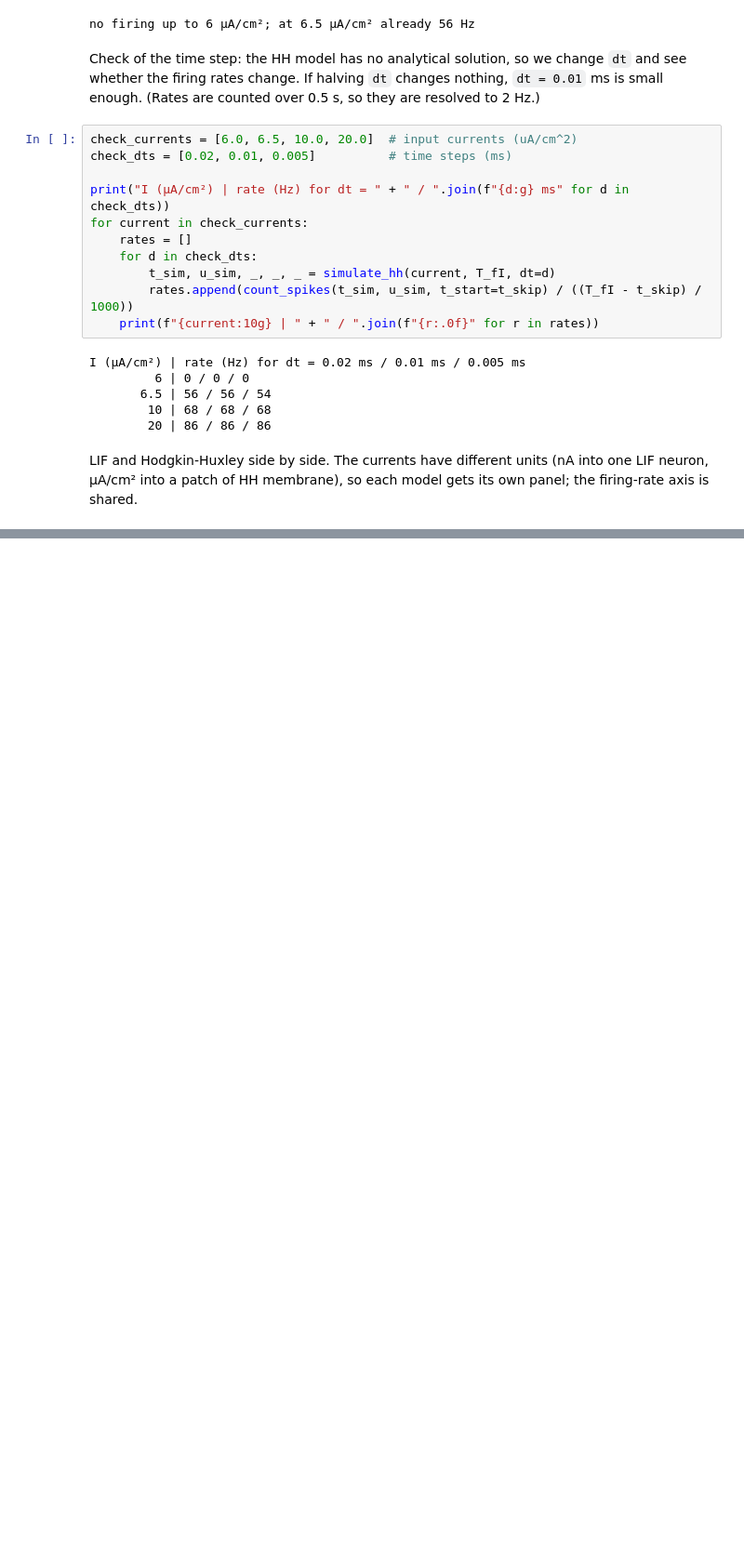
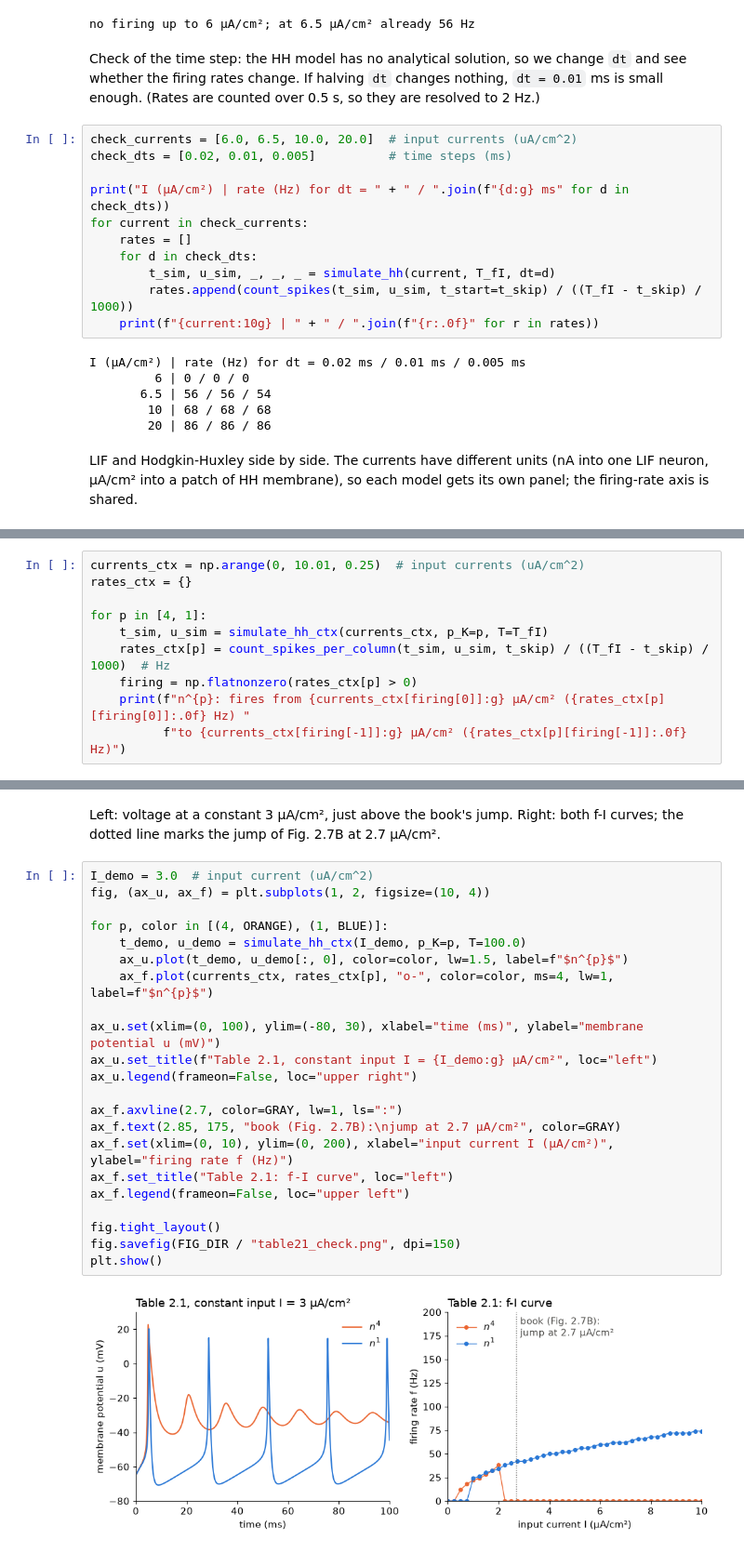
Before and after one commit to J-Duennebier/neuro-projects, a Jupyter notebook: 01-neuron-models/neuron_models.ipynb, the cells around one changed output, grey strips where cells are left out. Shown at 93% size. Cells and saved outputs as stored; diff of their text form; blank space fills up the shorter version.

```diff
--- a/01-neuron-models/neuron_models.ipynb
+++ b/01-neuron-models/neuron_models.ipynb
@@ -305,0 +393,10 @@ plt.show()
+# %%
+currents_ctx = np.arange(0, 10.01, 0.25)  # input currents (uA/cm^2)
+rates_ctx = {}
+
+for p in [4, 1]:
+    t_sim, u_sim = simulate_hh_ctx(currents_ctx, p_K=p, T=T_fI)
+    rates_ctx[p] = count_spikes_per_column(t_sim, u_sim, t_skip) / ((T_fI - t_skip) / 1000)  # Hz
+    firing = np.flatnonzero(rates_ctx[p] > 0)
+    print(f"n^{p}: fires from {currents_ctx[firing[0]]:g} µA/cm² ({rates_ctx[p][firing[0]]:.0f} Hz) "
+          f"to {currents_ctx[firing[-1]]:g} µA/cm² ({rates_ctx[p][firing[-1]]:.0f} Hz)")
@@ -305,0 +419,26 @@ plt.show()
+# %% [markdown]
+Left: voltage at a constant 3 µA/cm², just above the book's jump. Right: both f-I curves; the dotted line marks the jump of Fig. 2.7B at 2.7 µA/cm².
+# %%
+I_demo = 3.0  # input current (uA/cm^2)
+fig, (ax_u, ax_f) = plt.subplots(1, 2, figsize=(10, 4))
+
+for p, color in [(4, ORANGE), (1, BLUE)]:
+    t_demo, u_demo = simulate_hh_ctx(I_demo, p_K=p, T=100.0)
+    ax_u.plot(t_demo, u_demo[:, 0], color=color, lw=1.5, label=f"$n^{p}$")
+    ax_f.plot(currents_ctx, rates_ctx[p], "o-", color=color, ms=4, lw=1, label=f"$n^{p}$")
+
+ax_u.set(xlim=(0, 100), ylim=(-80, 30), xlabel="time (ms)", ylabel="membrane potential u (mV)")
+ax_u.set_title(f"Table 2.1, constant input I = {I_demo:g} µA/cm²", loc="left")
+ax_u.legend(frameon=False, loc="upper right")
+
+ax_f.axvline(2.7, color=GRAY, lw=1, ls=":")
+ax_f.text(2.85, 175, "book (Fig. 2.7B):\njump at 2.7 µA/cm²", color=GRAY)
+ax_f.set(xlim=(0, 10), ylim=(0, 200), xlabel="input current I (µA/cm²)", ylabel="firing rate f (Hz)")
+ax_f.set_title("Table 2.1: f-I curve", loc="left")
+ax_f.legend(frameon=False, loc="upper left")
+
+fig.tight_layout()
+fig.savefig(FIG_DIR / "table21_check.png", dpi=150)
+plt.show()
+# %% [output]
+[figure, added]
```
Also changed, not shown: parts of 13 cells of this notebook, 5 other files.
